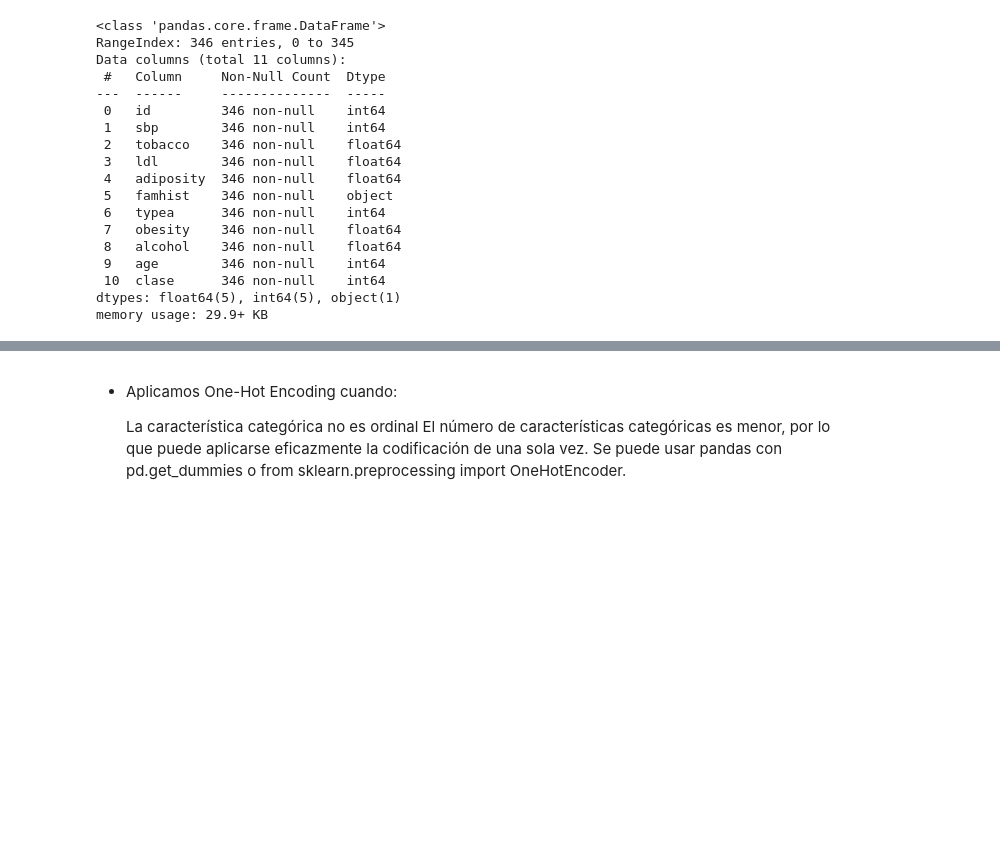
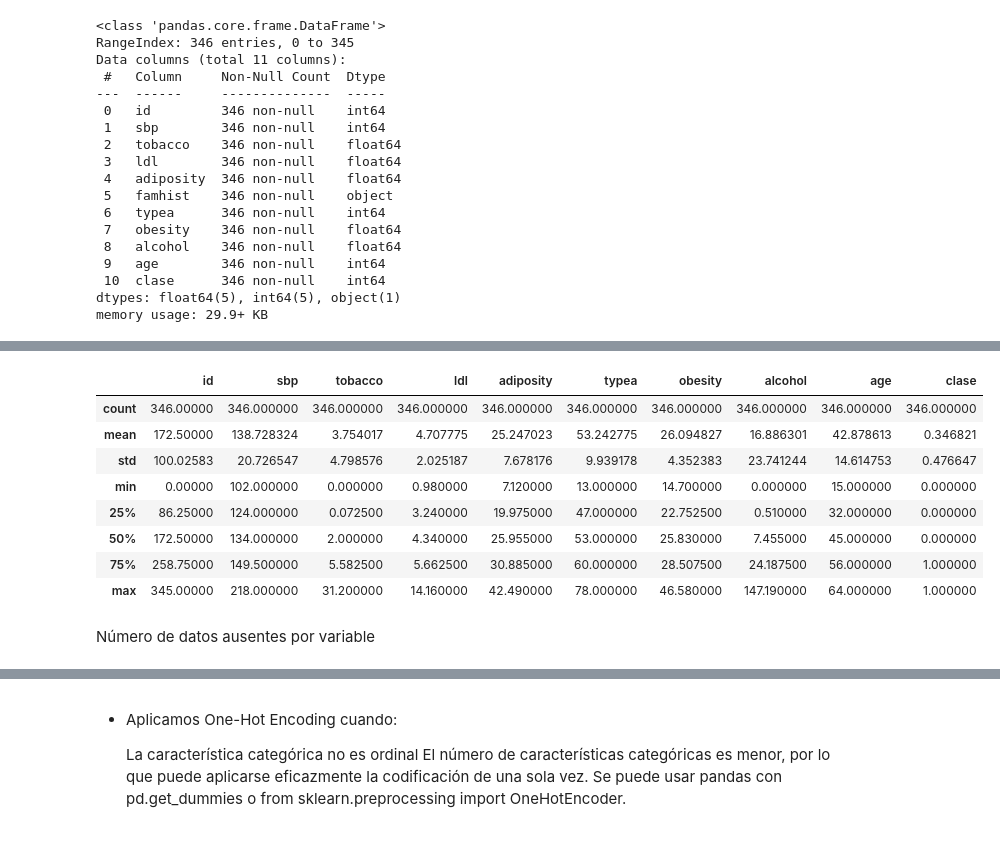
Before and after one commit to Crepot/sistemas-de-gestion-u4, a Jupyter notebook: Notebook_Competencia_Enviar_Datos.ipynb, the cells around one changed output, grey strips where cells are left out. Cells and saved outputs as stored; diff of their text form; code cells hidden in the pictures; blank space fills up the shorter version.

```diff
--- a/Notebook_Competencia_Enviar_Datos.ipynb
+++ b/Notebook_Competencia_Enviar_Datos.ipynb
@@ -46,0 +61,14 @@ memory usage: 29.9+ KB
+# %%
+datos.describe()
+# %% [output]
+|  | id | sbp | tobacco | ldl | adiposity | typea | obesity | alcohol | age | clase |
+| count | 346.00000 | 346.000000 | 346.000000 | 346.000000 | 346.000000 | 346.000000 | 346.000000 | 346.000000 | 346.000000 | 346.000000 |
+| mean | 172.50000 | 138.728324 | 3.754017 | 4.707775 | 25.247023 | 53.242775 | 26.094827 | 16.886301 | 42.878613 | 0.346821 |
+| std | 100.02583 | 20.726547 | 4.798576 | 2.025187 | 7.678176 | 9.939178 | 4.352383 | 23.741244 | 14.614753 | 0.476647 |
+| min | 0.00000 | 102.000000 | 0.000000 | 0.980000 | 7.120000 | 13.000000 | 14.700000 | 0.000000 | 15.000000 | 0.000000 |
+| 25% | 86.25000 | 124.000000 | 0.072500 | 3.240000 | 19.975000 | 47.000000 | 22.752500 | 0.510000 | 32.000000 | 0.000000 |
+| 50% | 172.50000 | 134.000000 | 2.000000 | 4.340000 | 25.955000 | 53.000000 | 25.830000 | 7.455000 | 45.000000 | 0.000000 |
+| 75% | 258.75000 | 149.500000 | 5.582500 | 5.662500 | 30.885000 | 60.000000 | 28.507500 | 24.187500 | 56.000000 | 1.000000 |
+| max | 345.00000 | 218.000000 | 31.200000 | 14.160000 | 42.490000 | 78.000000 | 46.580000 | 147.190000 | 64.000000 | 1.000000 |
+# %% [markdown]
+Número de datos ausentes por variable
```
Also changed, not shown: parts of 4 cells of this notebook.
